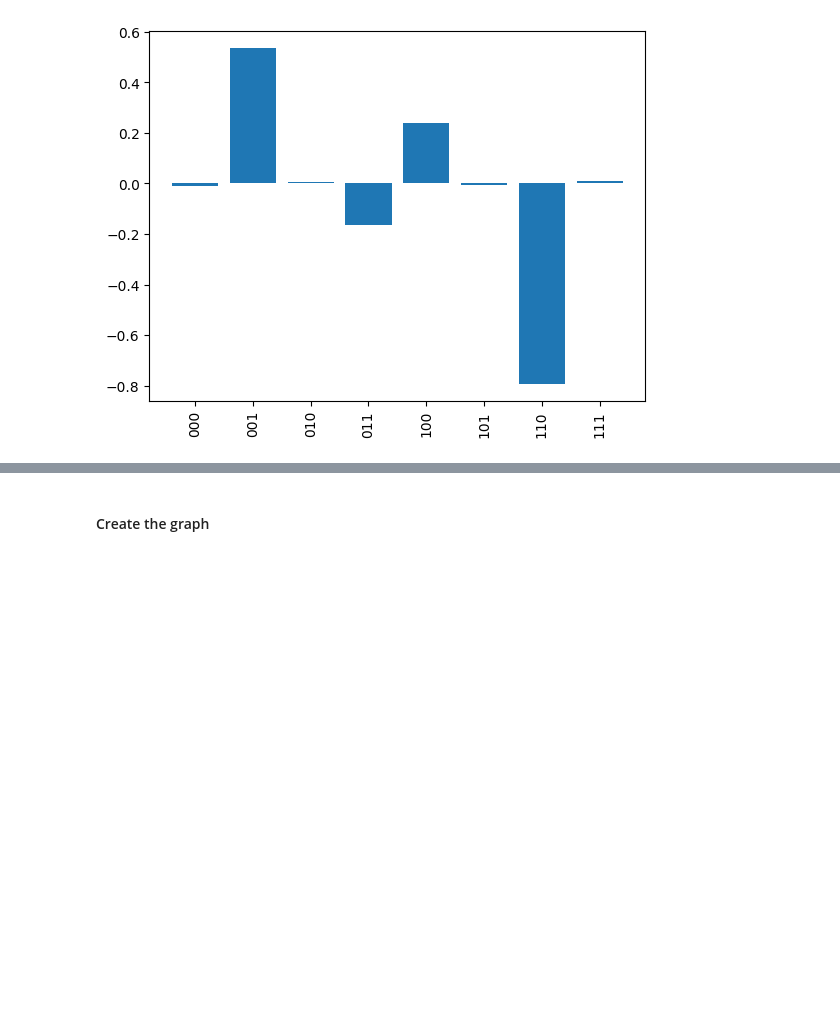
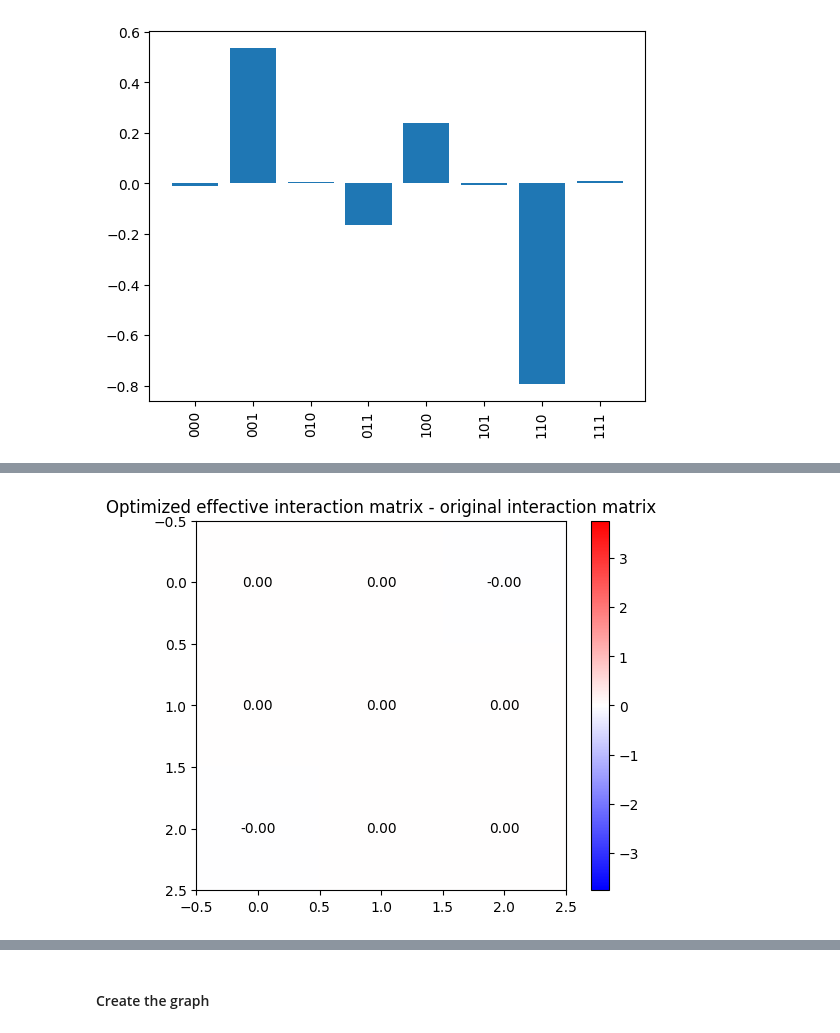
Before and after one commit to emacosta95/Gadget4NSMForQuantumSimulators, a Jupyter notebook: ExperimentOnFerromagneticChains.ipynb, the cells around one changed output, grey strips where cells are left out. Drawn from its saved outputs; the diff is of its cells as text; code cells hidden in the pictures; blank space fills up the shorter version.

```diff
--- a/ExperimentOnFerromagneticChains.ipynb
+++ b/ExperimentOnFerromagneticChains.ipynb
@@ -27,25 +27,25 @@ diagonal_couplings = np.array([-0.9, -0.1])
 #### Corresponding XY model
 # %%
 hamiltonian_xy = 0.0
-for i in range(nqubits):
-    for j in range(i + 1, nqubits):
+for i in range(logical_qubits):
+    for j in range(i + 1, logical_qubits):
         hamiltonian_xy += SpinOperator(
             [("x", i, "x", j)],
             coupling=[0.5 * g_matrix[i, j]],
-            size=nqubits,
+            size=logical_qubits,
             verbose=1,
         ).qutip_op
         hamiltonian_xy += SpinOperator(
             [("y", i, "y", j)],
             coupling=[0.5 * g_matrix[i, j]],
-            size=nqubits,
+            size=logical_qubits,
             verbose=1,
         ).qutip_op
 hamiltonian_z = 0.0
 
-for i in range(nqubits):
+for i in range(logical_qubits):
     hamiltonian_z += SpinOperator(
-        [("qz", i)], coupling=[diagonal_couplings[i]], size=nqubits, verbose=1
+        [("qz", i)], coupling=[diagonal_couplings[i]], size=logical_qubits, verbose=1
     ).qutip_op
 nsm_quasiparticle_hamiltonian = hamiltonian_z + hamiltonian_xy
 # %%
@@ -66,12 +66,12 @@ import qutip as qt
 # or just set n_qubits directly if you know it
 
 N_op = sum(
-    SpinOperator([("qz", i)], coupling=[1], size=nqubits).qutip_op
-    for i in range(nqubits)
+    SpinOperator([("qz", i)], coupling=[1], size=logical_qubits).qutip_op
+    for i in range(logical_qubits)
 )
 print(N_op.shape)
 
-# shape (2**nqubits, nqubits)
+# shape (2**logical_qubits, logical_qubits)
 
 # --- get all eigenstates ---
 eigenvalues_nsm, eigenstates_nsm = nsm_quasiparticle_hamiltonian.eigenstates()
@@ -419,0 +465,62 @@ plt.xticks(
+# %%
+OptimalFieldBe6 = EffectiveInteractionOptimizer(
+    nqubit=logical_qubits, n_restarts=100, scale=2.0, ftol=1e-15, gtol=1e-10
+)
+
+d_opt, result = OptimalFieldBe6.optimize_rank1(g_matrix)
+print("Optimal drive parameters:", d_opt)
+print(
+    "Optimized effective interaction matrix:\n",
+    OptimalFieldBe6.reconstructed(d_opt) - g_matrix,
+)
+plt.imshow(
+    OptimalFieldBe6.reconstructed(d_opt) - g_matrix,
+    cmap="bwr",
+    vmin=-np.max(np.abs(g_matrix)),
+    vmax=np.max(np.abs(g_matrix)),
+)
+for i in range(logical_qubits):
+    for j in range(logical_qubits):
+        plt.text(
+            j,
+            i,
+            f"{OptimalFieldBe6.reconstructed(d_opt)[i,j]-g_matrix[i,j]:.2f}",
+            ha="center",
+            va="center",
+            color="black",
+        )
+plt.colorbar()
+plt.title("Optimized effective interaction matrix - original interaction matrix")
+plt.show()
+fig, ax = plt.subplots(2, 1)
+
+ax[0].imshow(
+    OptimalFieldBe6.reconstructed(d_opt),
+    cmap="bwr",
+    vmin=-np.max(np.abs(g_matrix)),
+    vmax=np.max(np.abs(g_matrix)),
+)
+for i in range(logical_qubits):
+    for j in range(logical_qubits):
+        ax[0].text(
+            j,
+            i,
+            f"{OptimalFieldBe6.reconstructed(d_opt)[i,j]:.2f}",
+            ha="center",
+            va="center",
+            color="black",
+        )
+ax[0].set_title("Optimized effective interaction matrix ")
+
+ax[1].imshow(
+    g_matrix, cmap="bwr", vmin=-np.max(np.abs(g_matrix)), vmax=np.max(np.abs(g_matrix))
+)
+for i in range(logical_qubits):
+    for j in range(logical_qubits):
+        ax[1].text(
+            j, i, f"{g_matrix[i,j]:.2f}", ha="center", va="center", color="black"
+        )
+
+ax[1].set_title("one-quasiparticle interaction matrix ")
+plt.show()
+# %% [output]
@@ -419,0 +532 @@ plt.xticks(
+[figure, added]
```
Also changed, not shown: parts of 37 cells of this notebook, 5 other files.
